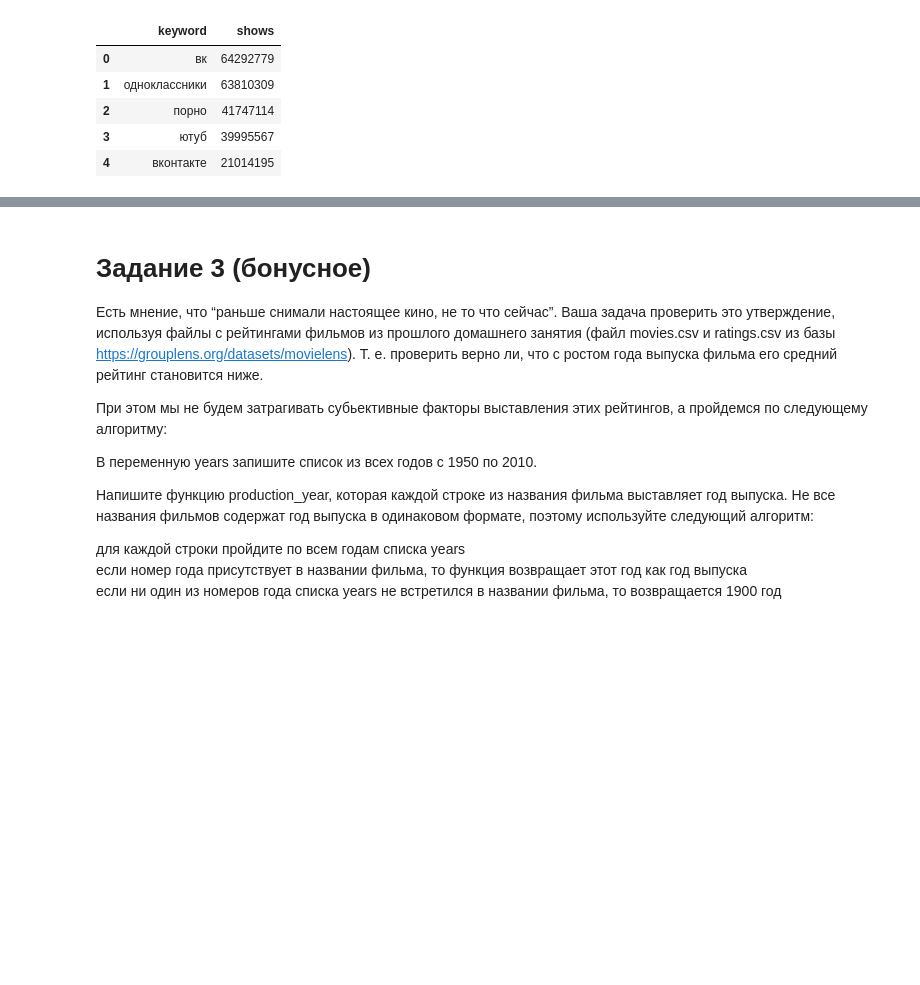
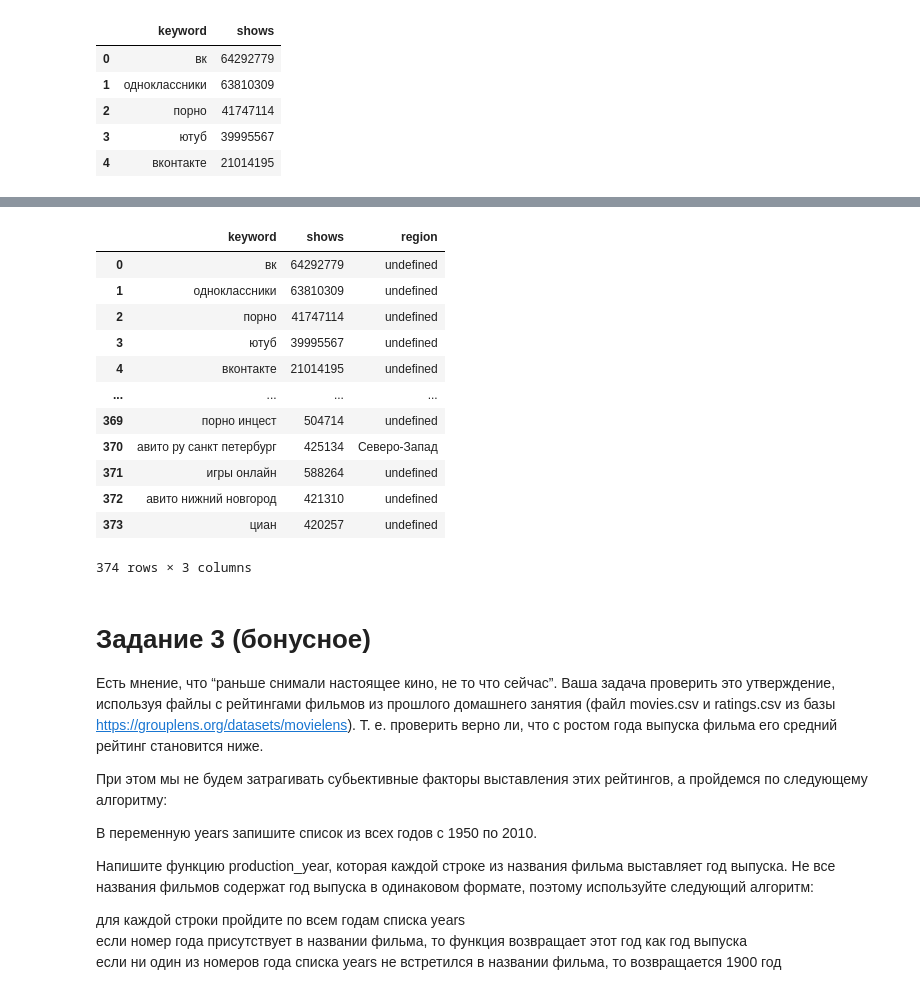
Before and after one commit to IvanAniskavets/Python_2.0, a Jupyter notebook: Lesson_12/hw_pandas_groupby.ipynb, the cells around one changed output, grey strips where cells are left out. Drawn from its saved outputs; the diff is of its cells as text; code cells hidden in the pictures; blank space fills up the shorter version.

```diff
--- a/Lesson_12/hw_pandas_groupby.ipynb
+++ b/Lesson_12/hw_pandas_groupby.ipynb
@@ -121,3 +121,19 @@ keywords.sample(10)
+# %%
+keywords.head(374)
+# %% [output]
+|  | keyword | shows | region |
+| 0 | вк | 64292779 | undefined |
+| 1 | одноклассники | 63810309 | undefined |
+| 2 | порно | 41747114 | undefined |
+| 3 | ютуб | 39995567 | undefined |
+| 4 | вконтакте | 21014195 | undefined |
+| ... | ... | ... | ... |
+| 369 | порно инцест | 504714 | undefined |
+| 370 | авито ру санкт петербург | 425134 | Северо-Запад |
+| 371 | игры онлайн | 588264 | undefined |
+| 372 | авито нижний новгород | 421310 | undefined |
+| 373 | циан | 420257 | undefined |
+374 rows × 3 columns
 # %% [markdown]
 # Задание 3 (бонусное)
 
```
Also changed, not shown: parts of 1 cell of this notebook.
